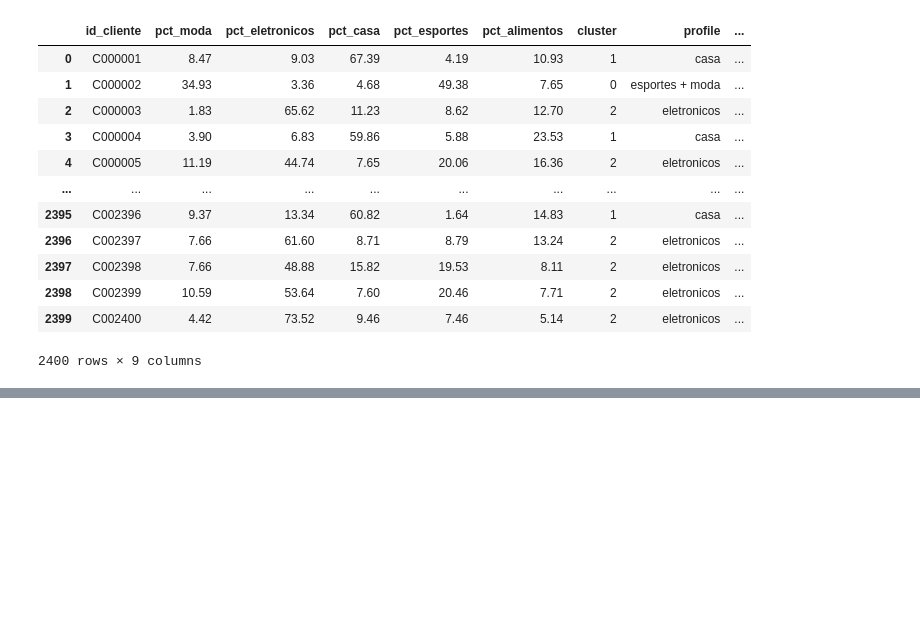
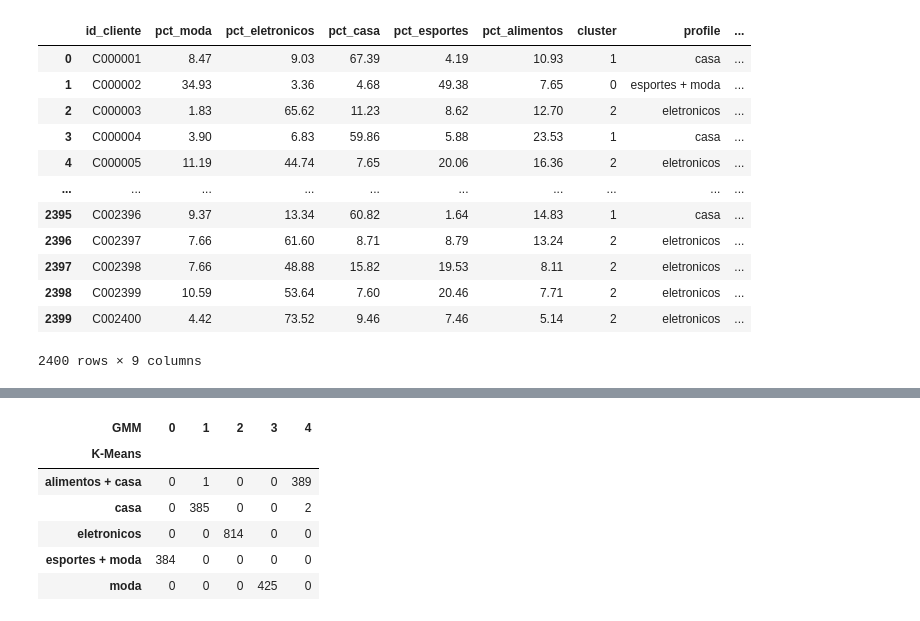
Before and after one commit to mdjunior-afk/tp-ml, a Jupyter notebook: TP.ipynb, the cells around one changed output, grey strips where cells are left out. Saved outputs shown, nothing was run; the diff lists cells and outputs as text; code cells hidden in the pictures; blank space fills up the shorter version.

```diff
--- a/TP.ipynb
+++ b/TP.ipynb
@@ -204,0 +263,12 @@ display(df)
+# %%
+# Cruzamento K-Means x GMM: cada linha deve cair quase toda em uma única coluna
+display(pd.crosstab(df['profile'], df['cluster_gmm'],
+                    rownames=['K-Means'], colnames=['GMM']))
+# %% [output]
+| GMM | 0 | 1 | 2 | 3 | 4 |
+| K-Means |  |  |  |  |  |
+| alimentos + casa | 0 | 1 | 0 | 0 | 389 |
+| casa | 0 | 385 | 0 | 0 | 2 |
+| eletronicos | 0 | 0 | 814 | 0 | 0 |
+| esportes + moda | 384 | 0 | 0 | 0 | 0 |
+| moda | 0 | 0 | 0 | 425 | 0 |
```
Also changed, not shown: parts of 4 cells of this notebook, 2 other files.
